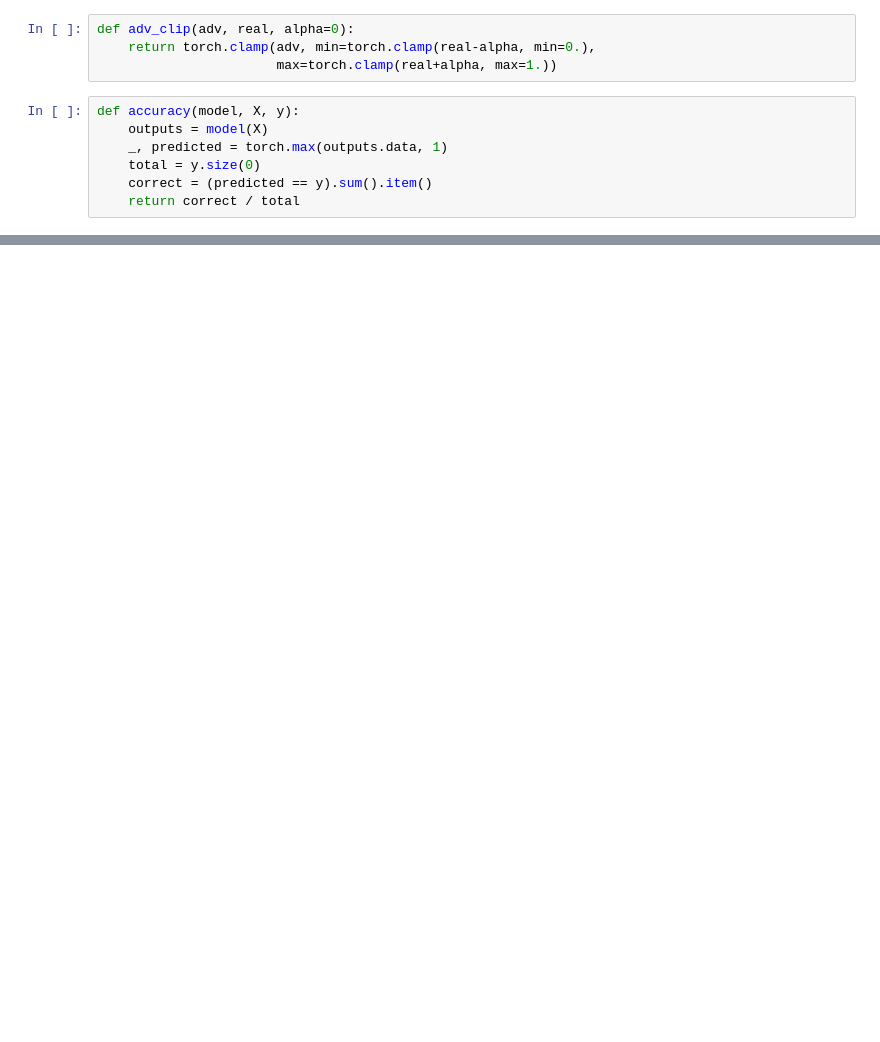
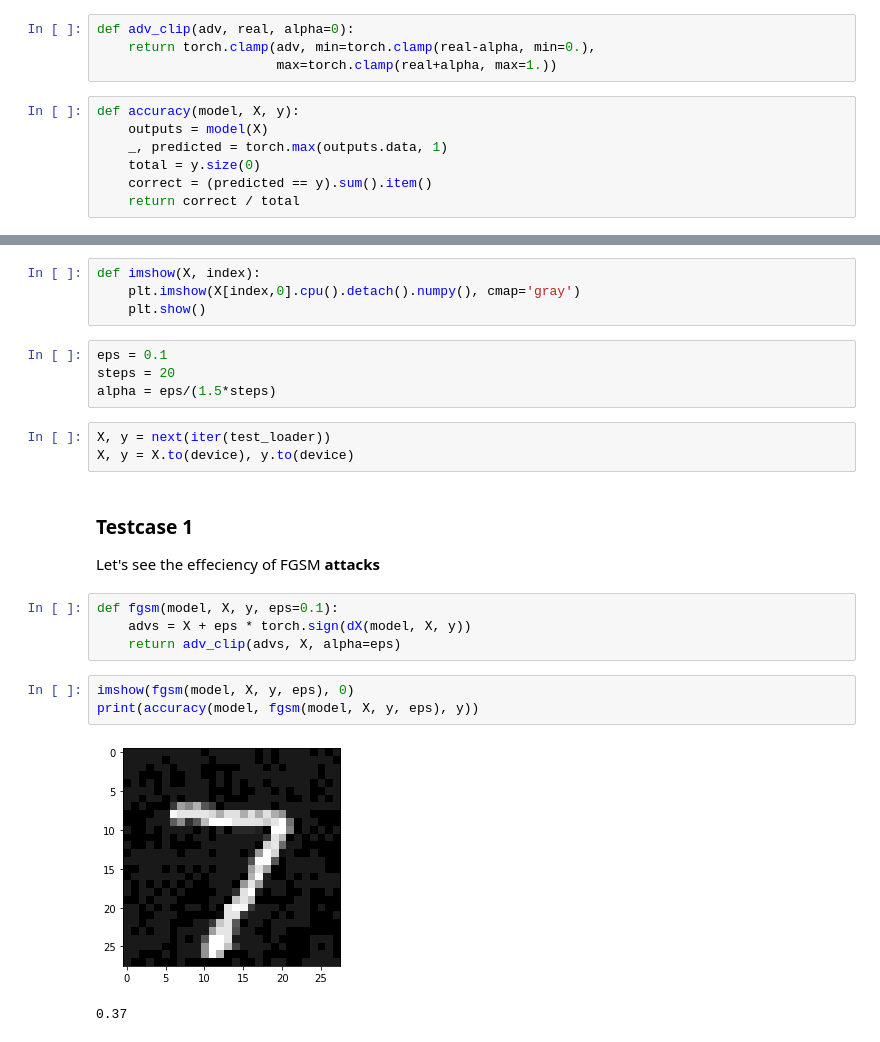
Before and after one commit to m-mehabadi/grad-maker, a Jupyter notebook: _notebooks/UniversalAttackGenerator.ipynb, the cells around one changed output, grey strips where cells are left out. Cells and saved outputs as stored; diff of their text form; blank space fills up the shorter version.

```diff
--- a/_notebooks/UniversalAttackGenerator.ipynb
+++ b/_notebooks/UniversalAttackGenerator.ipynb
@@ -245,0 +252,24 @@ validate(model, train_loader, universal_v2, False)
+# %%
+def imshow(X, index):
+    plt.imshow(X[index,0].cpu().detach().numpy(), cmap='gray')
+    plt.show()
+# %%
+eps = 0.1
+steps = 20
+alpha = eps/(1.5*steps)
+# %%
+X, y = next(iter(test_loader))
+X, y = X.to(device), y.to(device)
+# %% [markdown]
+### Testcase 1
+Let's see the effeciency of FGSM **attacks**
+# %%
+def fgsm(model, X, y, eps=0.1):
+    advs = X + eps * torch.sign(dX(model, X, y))
+    return adv_clip(advs, X, alpha=eps)
+# %%
+imshow(fgsm(model, X, y, eps), 0)
+print(accuracy(model, fgsm(model, X, y, eps), y))
+# %% [output]
+[figure, added]
+0.37
```
Also changed, not shown: parts of 17 cells of this notebook.
